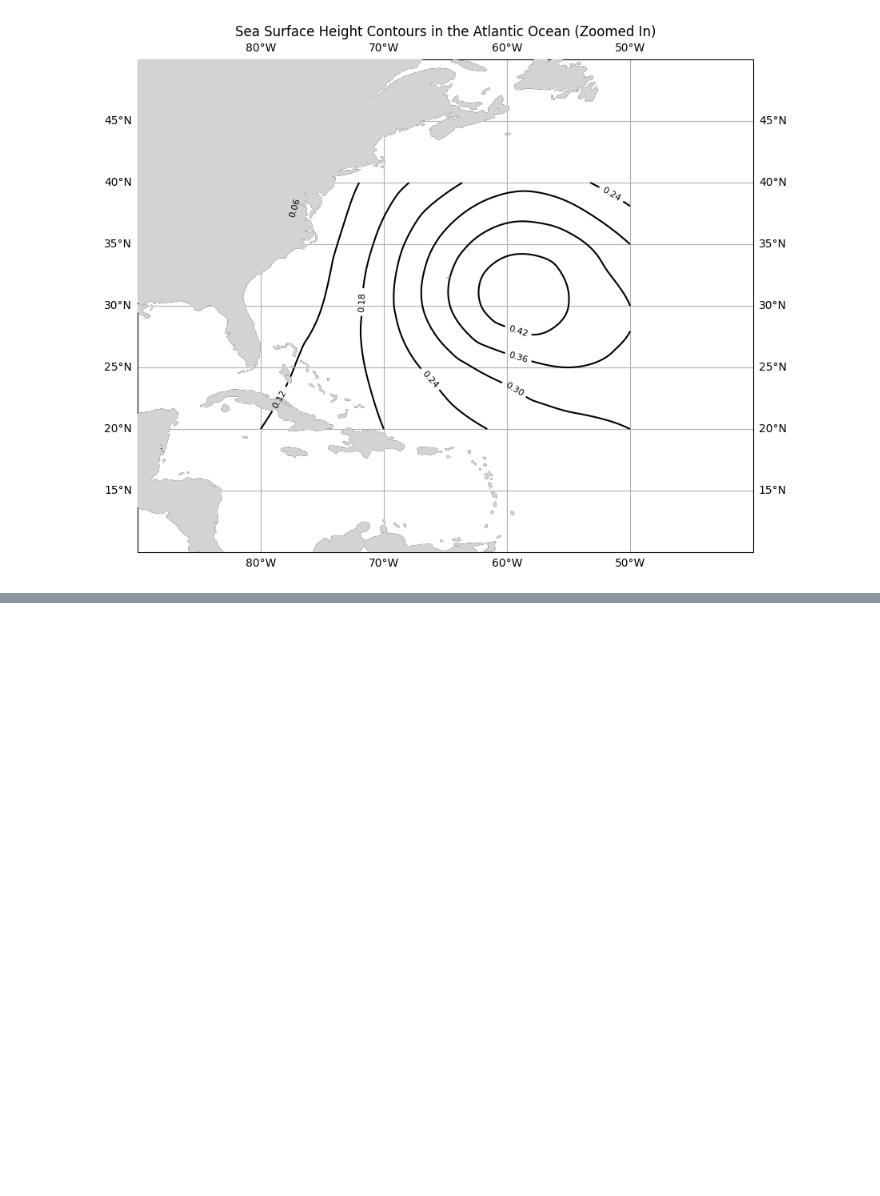
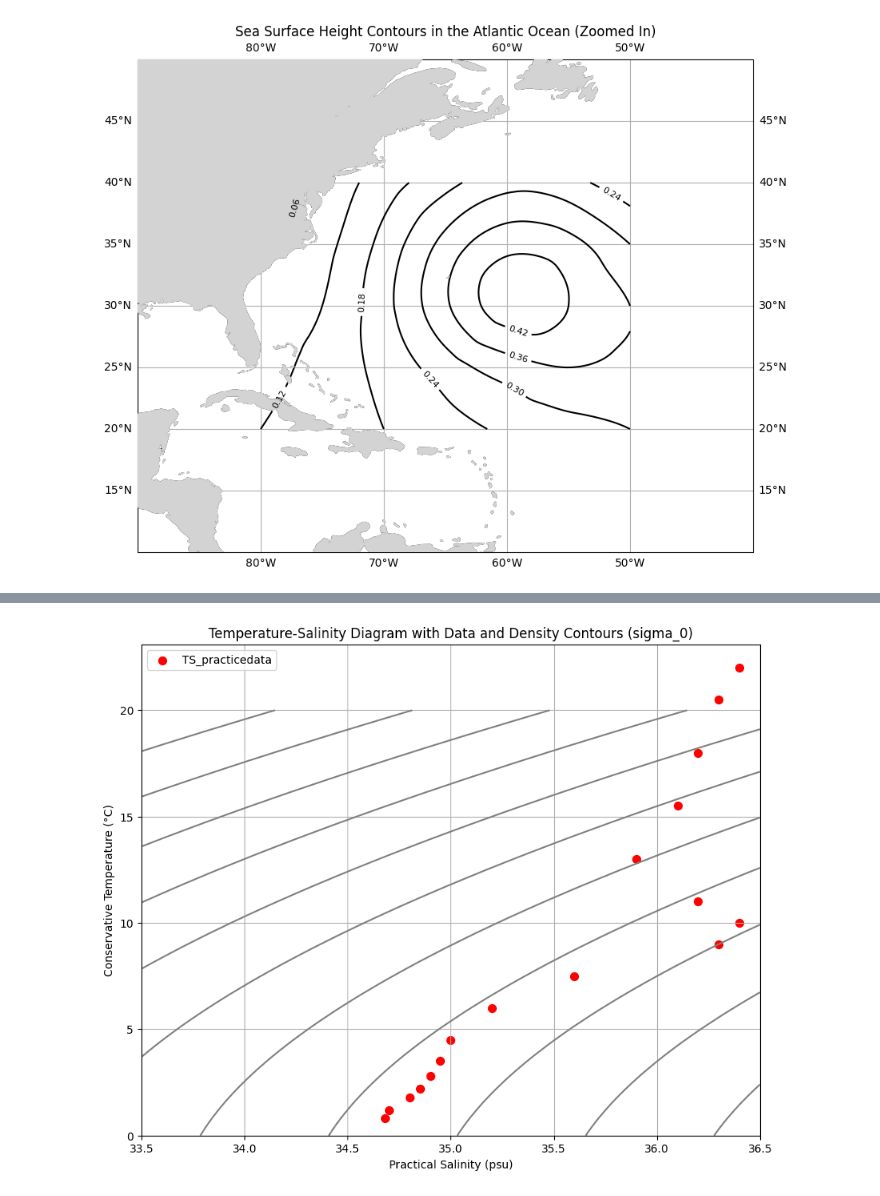
Before and after one commit to websterj3-sketch/QLC140Spring26, a Jupyter notebook: Exercise3.ipynb, the cells around one changed output, grey strips where cells are left out. Drawn from its saved outputs; the diff is of its cells as text; code cells hidden in the pictures; blank space fills up the shorter version.

```diff
--- a/Exercise3.ipynb
+++ b/Exercise3.ipynb
@@ -97,0 +110,4 @@ plt.show()
+# %%
+# Import the TS_practicedata.csv as a pandas dataframe
+ts_df = pd.read_csv('/content/TS_practicedata.csv')
+display(ts_df.head())
@@ -97,0 +150,26 @@ plt.show()
+# %%
+# Do the same thing but plot the imported data
+
+# Extract temperature and salinity values from the DataFrame
+CT_data = ts_df['temperature_C']
+SA_data = ts_df['salinity_psu']
+
+# Create the plot, reusing the previous contour setup
+plt.figure(figsize=(10, 8))
+plt.contour(SA_grid, CT_grid, sigma0_grid, colors='gray', linestyles='-', levels=np.arange(20, 30, 0.5))
+
+# Plot the actual data points from ts_df as scatter points
+plt.scatter(SA_data, CT_data, color='red', marker='o', s=50, label='TS_practicedata')
+
+plt.xlabel('Practical Salinity (psu)')
+plt.ylabel('Conservative Temperature (°C)')
+plt.title('Temperature-Salinity Diagram with Data and Density Contours (sigma_0)')
+plt.grid(True)
+plt.legend()
+
+# Export figure
+plt.savefig('ts_diagram_with_data_density_contours.png', dpi=300, bbox_inches='tight')
+
+plt.show()
+# %% [output]
+[figure, added]
```
Also changed, not shown: parts of 5 cells of this notebook.
